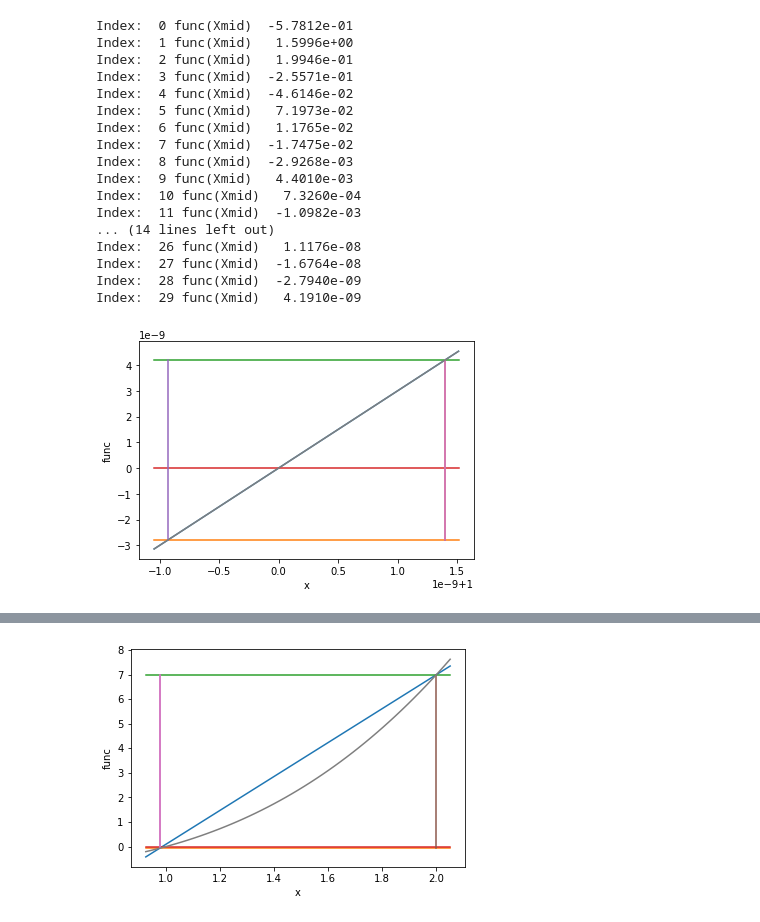
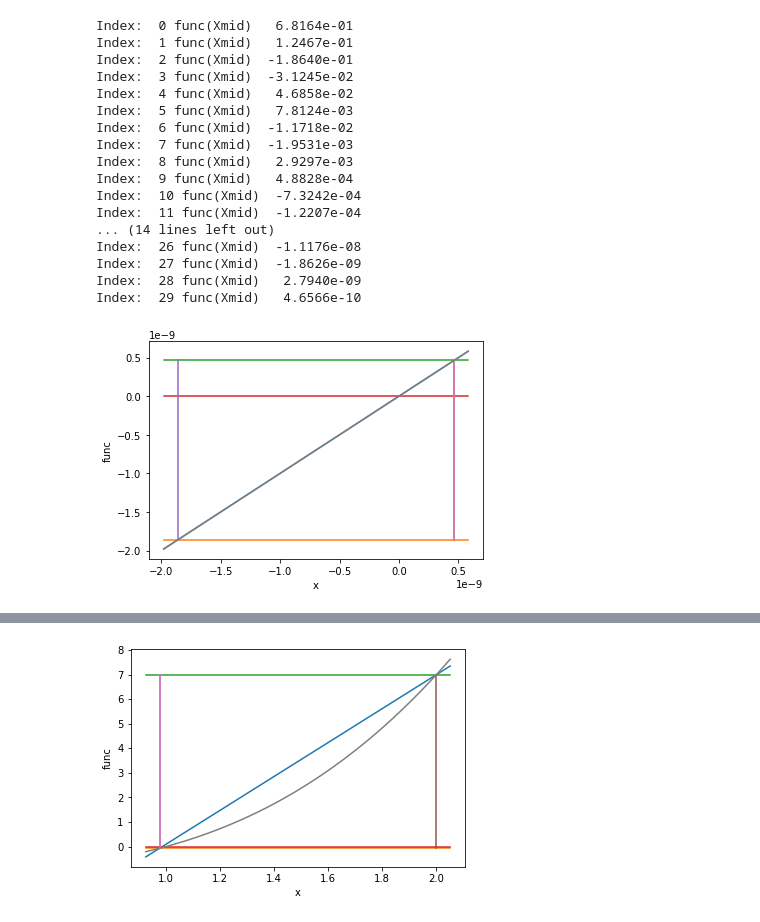
Before and after one commit to mm002a/JupyterNotebooks-V0.0, a Jupyter notebook: LinInterpSolver.ipynb, the cells around one changed output, grey strips where cells are left out. Cells and saved outputs as stored; diff of their text form; code cells hidden in the pictures.

```diff
--- a/LinInterpSolver.ipynb
+++ b/LinInterpSolver.ipynb
@@ -10,9 +10,10 @@ def func(XA, DEBUG = 0):
   """
   This is the function we are trying to find the roots of.
   """
-  FX = np.sin(XA)
   FX = XA*XA - 2*XA + 1
   FX = XA*XA*XA - 0*XA - 1
+  FX = np.sin(XA)
+
   if DEBUG == 1 :
     print("From <func> DEBUG=: ", DEBUG, " F(X): ",FX)
   return FX
@@ -27,21 +28,21 @@ def LinInterpS(X1, X2, Ystar, DEBUG = 0):
   Y1 = func(X1, DEBUG)
   Y2 = func(X2, DEBUG)
 
-  Xstar = CalcXstar(X1, X2, Ystar, DEBUG)
+  Xstar = CalcXstar(X1, X2, Ystar, FN, DEBUG)
   print("           Xstar, f(Xstar): ", Xstar, func(Xstar,DEBUG))
   return Xstar
-def BisectS(X1, X2, Ystar, DEBUG = 0):
+def BisectS(X1, X2, Ystar, FN, DEBUG = 0):
   """
-  Inputs: the curent interval (X1,X2) and the target: Ystar
+  Inputs: the curent interval (X1,X2) the target- Ystar, th function name <FN>
   Output: the new Interval (X1new, X2new)
   """
   assert X1 < X2 , "The interval has become disordered!"
 
-  Y1 = func(X1, DEBUG)
-  Y2 = func(X2, DEBUG)
+  Y1 = FN(X1, DEBUG)
+  Y2 = FN(X2, DEBUG)
   assert Y1*Y2 <= 0, "We don't have a bracket!"
   Xmid = 0.5*(X1 + X2)
-  Ymid = func(Xmid, DEBUG)
+  Ymid = FN(Xmid, DEBUG)
 
   [X1new,X2new]=[Xmid,X2]
   if (Y1-Ystar)*(Ymid-Ystar)<0: [X1new,X2new]=[X1,Xmid]
@@ -83,36 +84,36 @@ def SlvShow(X1, X2, Xstar, Xscale=1.1,  DEBUG = 0):
 # %%
 DEBUG = 0
 X1 = -0.5; X2 = 2; Ystar = 0
 
 for INDEX in range(30):
   Xmid = 0.5*(X1 + X2)
   if DEBUG == 1 :
-    print("INDEX: ",INDEX," X1,X2,Xstar: ", X1,X2,Xmid,
+    print("INDEX: ",INDEX," X1,X2,Xmid: ", X1,X2,Xmid,
           " f1, f2, f(X*): ", func(X1), func(X2), func(Xmid))
     #SlvShow(X1, X2, Xmid, DEBUG = 0)
   else :
     print("Index: ", INDEX, "func(Xmid)", '{:12.4e}'.format(func(Xmid)))
-  [X1,X2] = BisectS(X1, X2, Ystar, DEBUG = 0)
+  [X1,X2] = BisectS(X1, X2, Ystar, func, DEBUG = 0)
 SlvShow(X1, X2, Xmid, DEBUG = 0)
 # %% [output]
-Index:  0 func(Xmid)  -5.7812e-01
-Index:  1 func(Xmid)   1.5996e+00
-Index:  2 func(Xmid)   1.9946e-01
-Index:  3 func(Xmid)  -2.5571e-01
-Index:  4 func(Xmid)  -4.6146e-02
-Index:  5 func(Xmid)   7.1973e-02
-Index:  6 func(Xmid)   1.1765e-02
-Index:  7 func(Xmid)  -1.7475e-02
-Index:  8 func(Xmid)  -2.9268e-03
-Index:  9 func(Xmid)   4.4010e-03
-Index:  10 func(Xmid)   7.3260e-04
-Index:  11 func(Xmid)  -1.0982e-03
+Index:  0 func(Xmid)   6.8164e-01
+Index:  1 func(Xmid)   1.2467e-01
+Index:  2 func(Xmid)  -1.8640e-01
+Index:  3 func(Xmid)  -3.1245e-02
+Index:  4 func(Xmid)   4.6858e-02
+Index:  5 func(Xmid)   7.8124e-03
+Index:  6 func(Xmid)  -1.1718e-02
+Index:  7 func(Xmid)  -1.9531e-03
+Index:  8 func(Xmid)   2.9297e-03
+Index:  9 func(Xmid)   4.8828e-04
+Index:  10 func(Xmid)  -7.3242e-04
+Index:  11 func(Xmid)  -1.2207e-04
 ... (14 lines left out)
-Index:  26 func(Xmid)   1.1176e-08
-Index:  27 func(Xmid)  -1.6764e-08
-Index:  28 func(Xmid)  -2.7940e-09
-Index:  29 func(Xmid)   4.1910e-09
+Index:  26 func(Xmid)  -1.1176e-08
+Index:  27 func(Xmid)  -1.8626e-09
+Index:  28 func(Xmid)   2.7940e-09
+Index:  29 func(Xmid)   4.6566e-10
-[figure, old version]
+[figure, new version]
 # %%
 DEBUG = 1
 X1 = -0.5; X2 = 2; Ystar = 0
```
Also changed, not shown: parts of 2 cells of this notebook.
